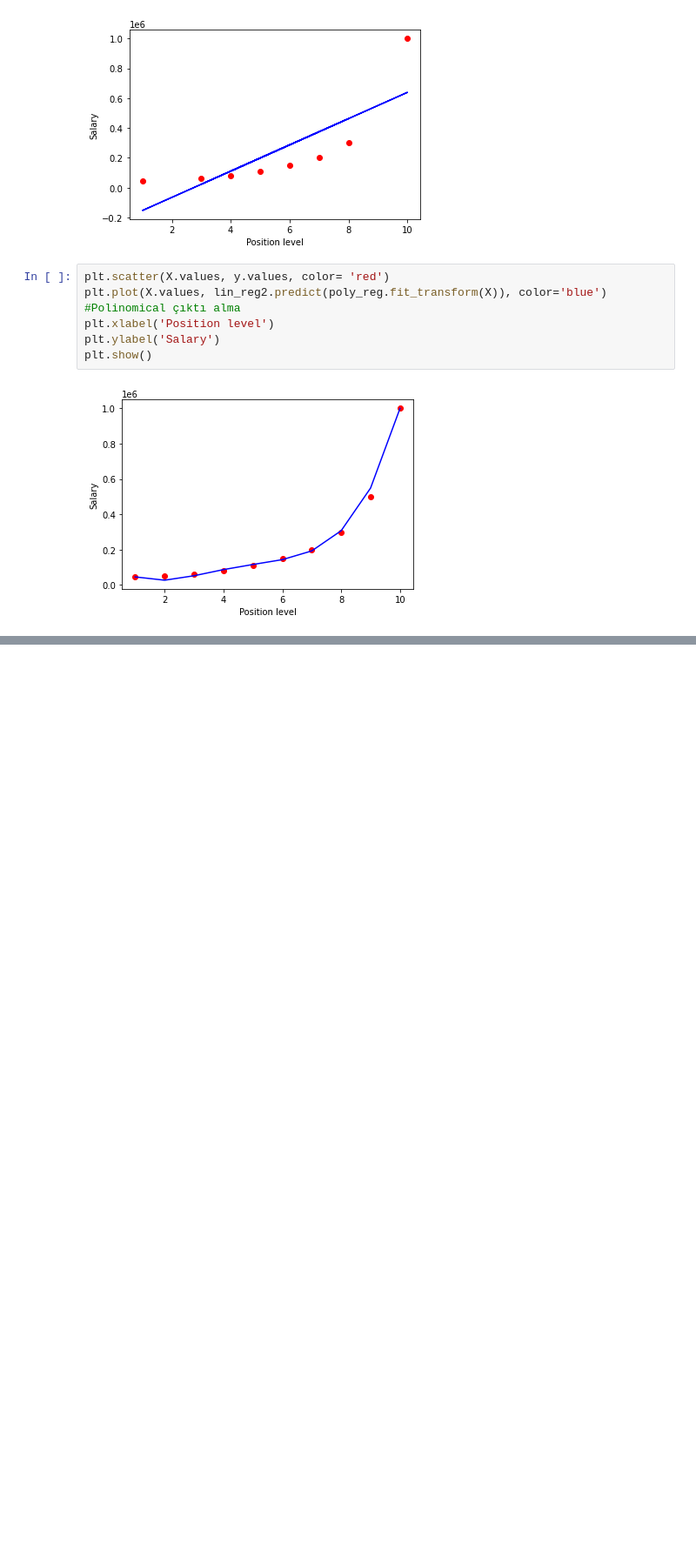
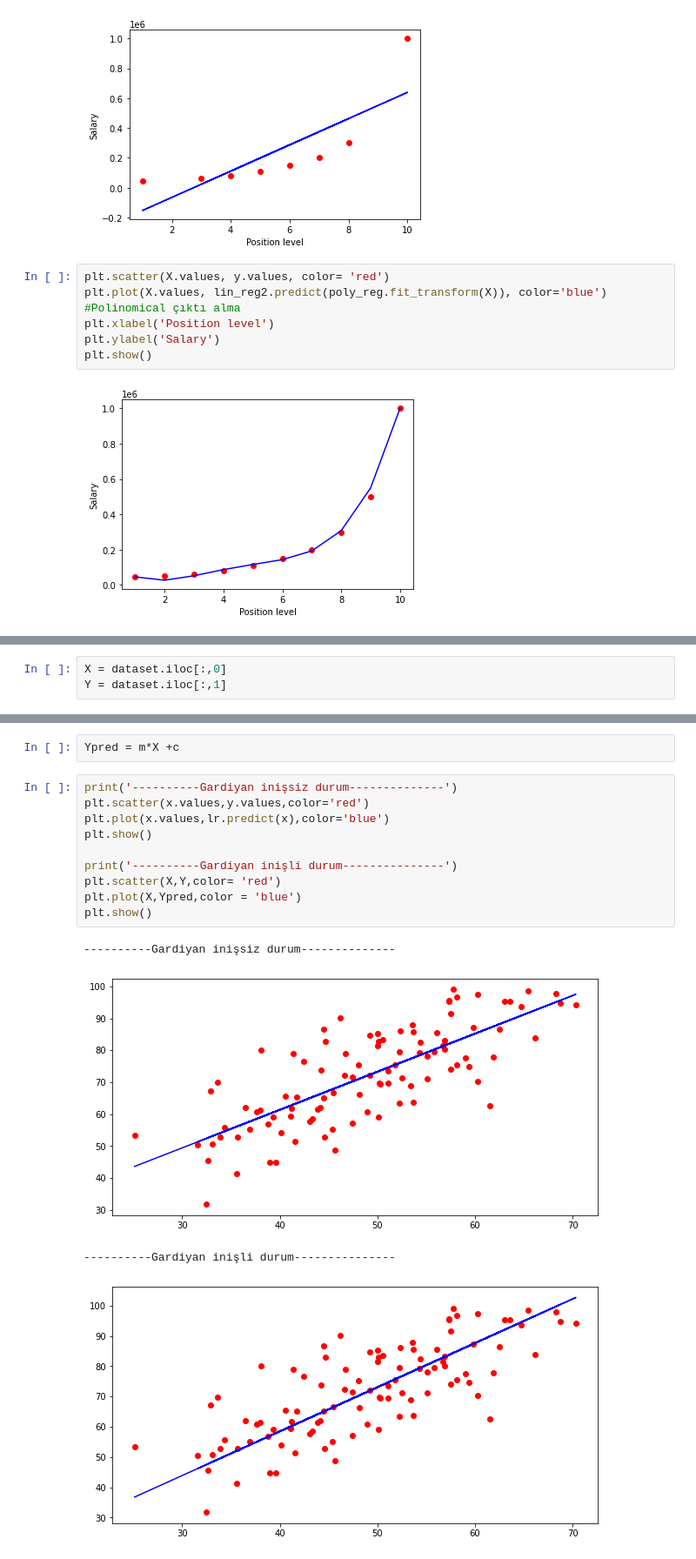
Before and after one commit to portablepro71/AI-Learning, a Jupyter notebook: 8Lesson.ipynb, the cells around one changed output, grey strips where cells are left out. Shown at 87% size. Cells and saved outputs as stored; diff of their text form; blank space fills up the shorter version.

```diff
--- a/8Lesson.ipynb
+++ b/8Lesson.ipynb
@@ -94,0 +255,3 @@ plt.show()
+# %%
+X = dataset.iloc[:,0]
+Y = dataset.iloc[:,1]
@@ -94,0 +277,17 @@ plt.show()
+# %%
+Ypred = m*X +c
+# %%
+print('----------Gardiyan inişsiz durum--------------')
+plt.scatter(x.values,y.values,color='red')
+plt.plot(x.values,lr.predict(x),color='blue')
+plt.show()
+
+print('----------Gardiyan inişli durum---------------')
+plt.scatter(X,Y,color= 'red')
+plt.plot(X,Ypred,color = 'blue')
+plt.show()
+# %% [output]
+----------Gardiyan inişsiz durum--------------
+[figure, added]
+----------Gardiyan inişli durum---------------
+[figure, added]
```
Also changed, not shown: parts of 31 cells of this notebook.
